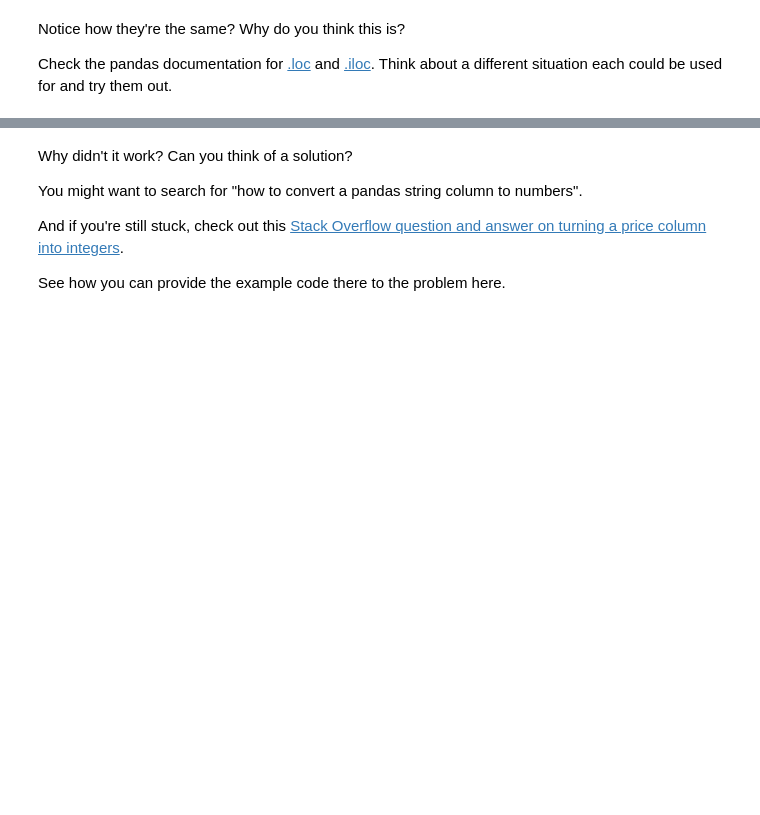
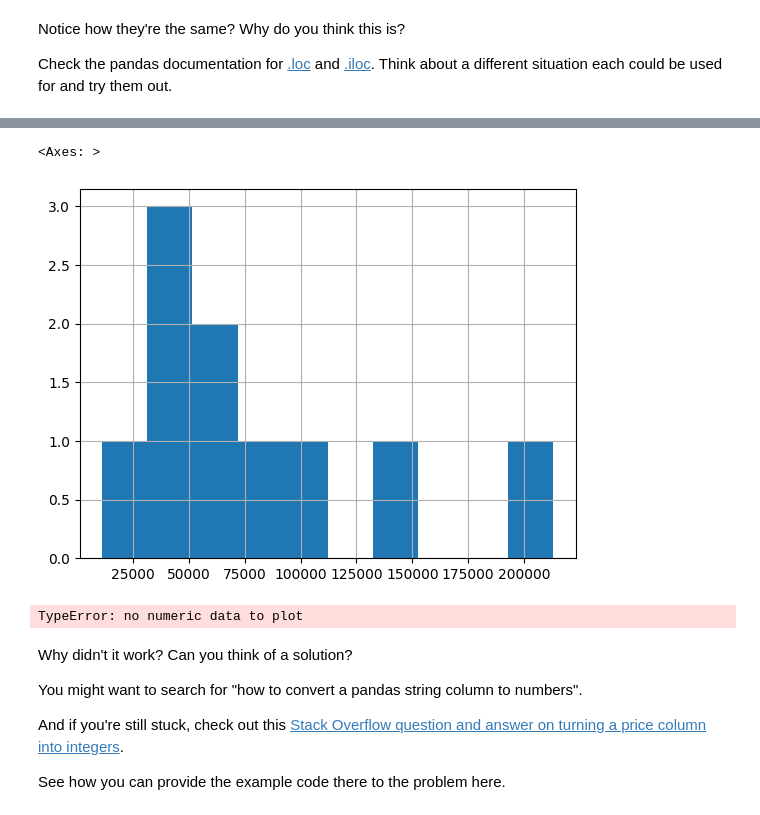
Before and after one commit to JelmerOffenberg/datamind-python, a Jupyter notebook: notebooks/1-pandas-exercises.ipynb, the cells around one changed output, grey strips where cells are left out. Cells and saved outputs as stored; diff of their text form; code cells hidden in the pictures; blank space fills up the shorter version.

```diff
--- a/notebooks/1-pandas-exercises.ipynb
+++ b/notebooks/1-pandas-exercises.ipynb
@@ -74,7 +231,14 @@ Check the pandas documentation for [.loc](https://pandas.pydata.org/pandas-docs/
 # %%
 # Create a histogram of the Odometer column using hist()
+df["Odometer (KM)"].hist()
+# %% [output]
+<Axes: >
+[figure, added]
 # %%
 # Try to plot the Price column using plot()
+df["Price"].plot()
+# %% [output]
+TypeError: no numeric data to plot
 # %% [markdown]
 Why didn't it work? Can you think of a solution?
 
```
Also changed, not shown: parts of 47 cells of this notebook.
